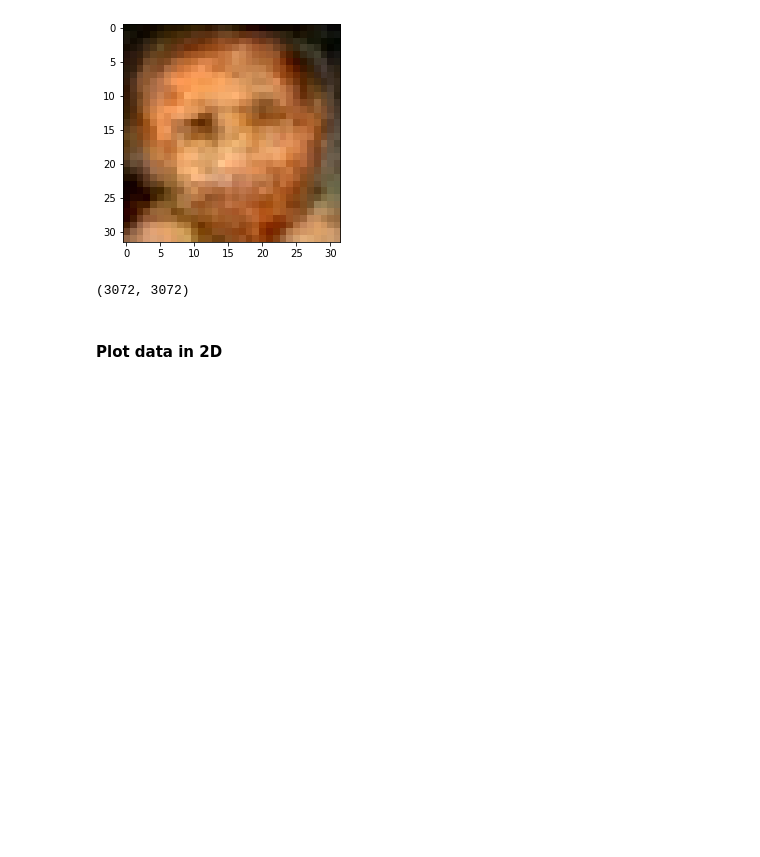
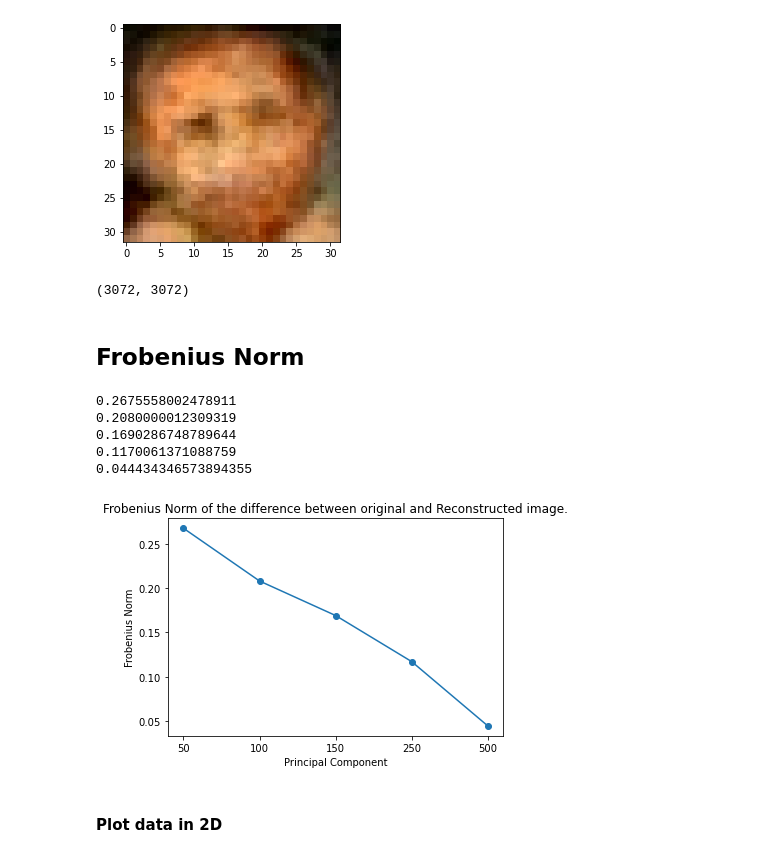
Before and after one commit to ashishrai96/SMAI-assignments, a Jupyter notebook: Assignment-2/Assignment2/rollnumber_Assignment2_Q3.ipynb, the cells around one changed output. Drawn from its saved outputs; the diff is of its cells as text; code cells hidden in the pictures; blank space fills up the shorter version.

```diff
--- a/Assignment-2/Assignment2/rollnumber_Assignment2_Q3.ipynb
+++ b/Assignment-2/Assignment2/rollnumber_Assignment2_Q3.ipynb
@@ -244,6 +244,38 @@ sorted_eigen_vec.shape
 Clipping input data to the valid range for imshow with RGB data ([0..1] for floats or [0..255] for integers).
 [figure]
 (3072, 3072)
+# %% [markdown]
+## Frobenius Norm
+# %%
+def reconstructing_image(eig_vect_filtered, flattening_matrix, no_components):
+  eig_vect_filtered = sorted_eigen_vec[:,range(no_components)]
+  projection_matrix = np.dot(eig_vect_filtered, np.transpose(eig_vect_filtered))
+  reconstructed_image = np.dot(flattening_matrix, projection_matrix)
+  return reconstructed_image
+
+def calc_error(org_matrix,new_matrix):
+  num_sample = org_matrix.shape[0]
+  error_num = np.linalg.norm(np.subtract(org_matrix,new_matrix), 'fro')/num_sample
+  print(error_num)
+  return error_num
+
+principal_components = [50,100,150,250,500]
+error = list()
+for i in principal_components:
+   temp_reconstructed_image = reconstructing_image(sorted_eigen_vec, x_flatten, i)
+   error.append(calc_error(x_flatten,temp_reconstructed_image))
+plt.plot(list(map(str,principal_components)),error,marker='o')
+plt.xlabel('Principal Component')
+plt.ylabel('Frobenius Norm')
+plt.title('Frobenius Norm of the difference between original and Reconstructed image.')
+plt.show()
+# %% [output]
+0.2675558002478911
+0.2080000012309319
+0.1690286748789644
+0.1170061371088759
+0.044434346573894355
+[figure, added]
 # %% [markdown]
 #### Plot data in 2D
 # %%
```
Also changed, not shown: parts of 7 cells of this notebook, 3 other files.
